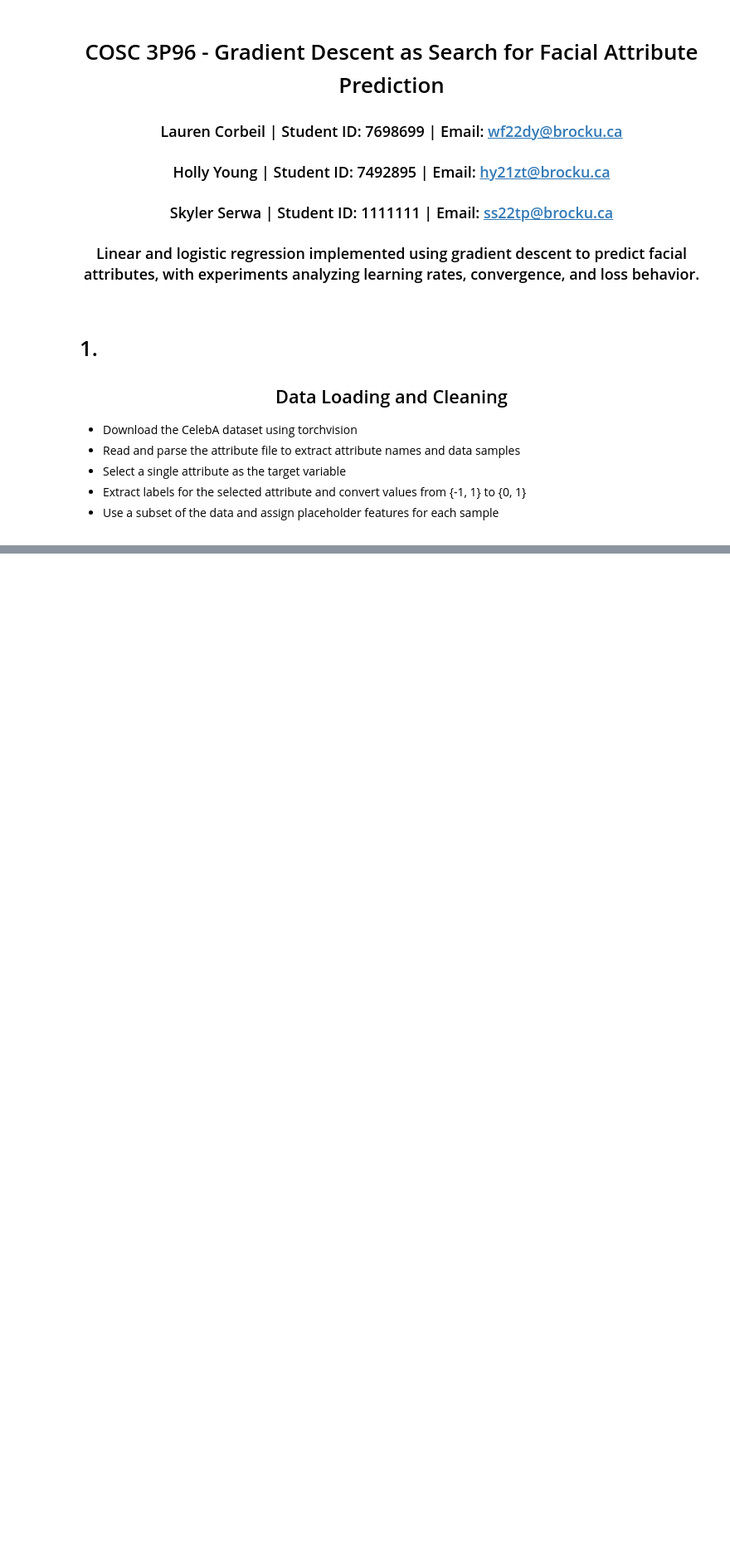
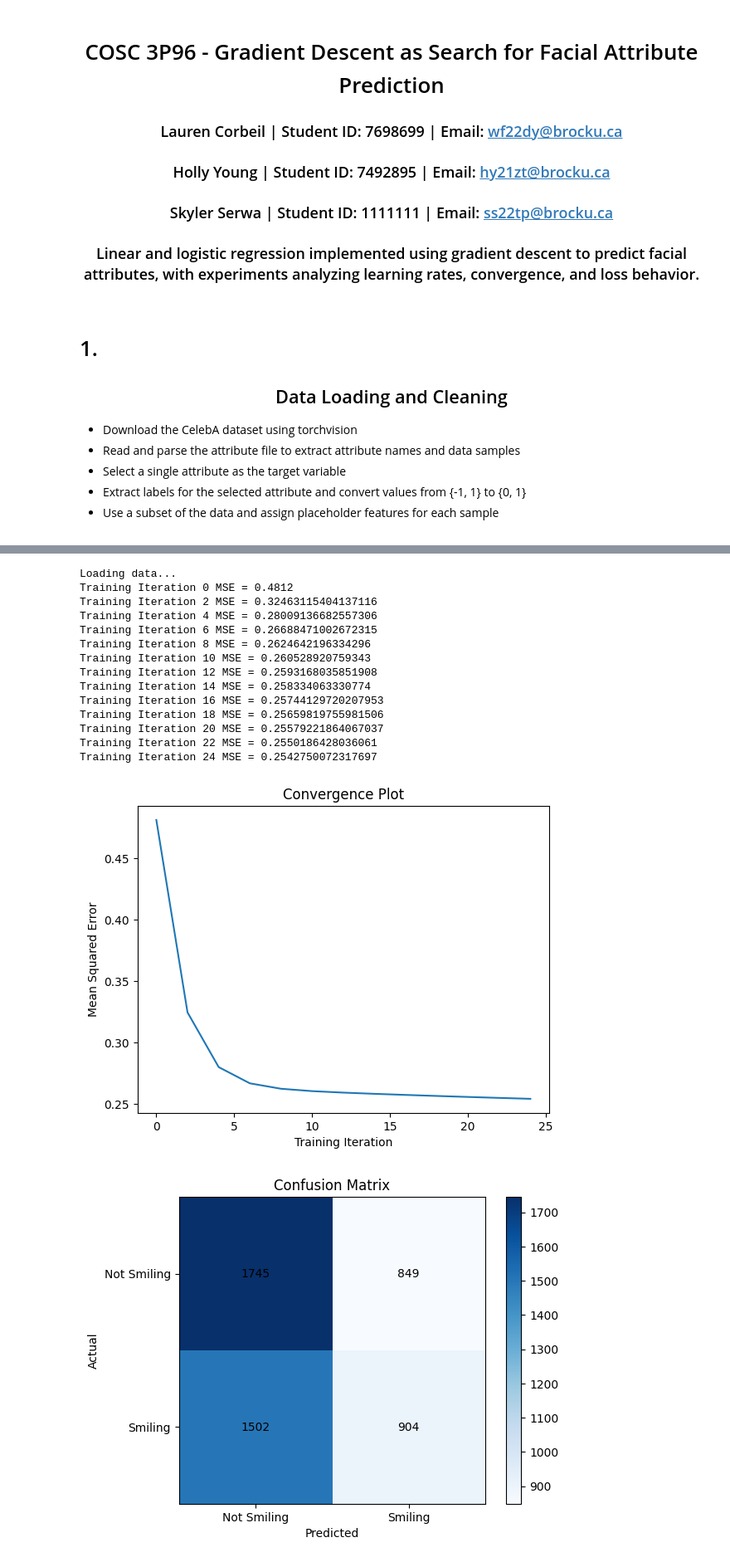
Before and after one commit to laurencorbeil/Gradient-Descent-as-Search-for-Facial-Attribute-Prediction, a Jupyter notebook: Gradient-Descent-as-Search-for-Facial-Attribute-Prediction.ipynb, the cells around one changed output, grey strips where cells are left out. Shown at 83% size. Cells and saved outputs as stored; diff of their text form; code cells hidden in the pictures; blank space fills up the shorter version.

Commit message:
Fixed Linear Regression Model and Added Markdown
Fixed path issues, added required packages to requirements.txt, added formatting for markdown

```diff
--- a/Gradient-Descent-as-Search-for-Facial-Attribute-Prediction.ipynb
+++ b/Gradient-Descent-as-Search-for-Facial-Attribute-Prediction.ipynb
@@ -84,48 +110,5 @@ First 10 labels: [1, 1, 0, 0, 0, 0, 0, 0, 1, 0]
 # %%
 ## Linear Regression Model ##
-
-# use the requirements.txt
-
-import os
-import cv2
-import numpy as np
-import matplotlib.pyplot as plt
-from torchvision.datasets import CelebA
-
-def load_data(file_path, image_path, attribute_name, max_samples = 5000):
-    X = []
-    y = []
-
-    with open(file_path, 'r') as file:
-        data = file.readlines()
-
-    attribute_names = data[1].split()
-    attribute_index = attribute_names.index(attribute_name)
-
-    image_data = data[2:]
-
-    for i, d in enumerate(image_data):
-        if i >= max_samples:
-            break
-        parts = d.split()
-
-        label = int(parts[attribute_index + 1])
-        image_name = parts[0]
-
-        # Change -1 to 0
-        if label == -1:
-            label = 0
-
-        # Reisizing and recoloring images for analysis.
-        img = os.path.join(image_path, image_name)
-        img = cv2.imread(img)
-        img = cv2.resize(img, (64, 64))
-        img = cv2.cvtColor(img, cv2.COLOR_BGR2RGB)
-
-        y.append(label)
-        X.append(img)
-
-    return X, y
 
 def train_model(b, w, learning_rate, epochs, n):
     # Gradient descent loop.
@@ -153,13 +136,11 @@ def confusion_matrix(y_true, y_pred):
 # Sorting out file paths and loading data.
 print("Loading data...")
 
-attribute_path = "CelebA_dataset"
-attribute_file = os.path.join(attribute_path, "celeba", "list_attr_celeba.txt")
+base_path = os.path.join(os.getcwd(), "CelebA_dataset")
+attribute_file = os.path.join(base_path, "celeba", "list_attr_celeba.txt")
+image_folder = os.path.join(base_path, "celeba", "img_align_celeba")
 
-image_path = 'CelebA_images'
-image_files = os.path.join(image_path, "img_align_celeba")
-
-X, y = load_data(attribute_file, image_files, "Smiling")
+X, y = load_data(attribute_file, image_folder, "Smiling")
 
 # Converting data to numpy arrays and normalizing image pixels.
 X = np.array(X) / 255.0
@@ -177,30 +158,47 @@ graphpoints = []
 
 b, w = train_model(b, w, learning_rate, epochs, n)
 
 # Displaying the convergence plot.
 plt.plot(iterations, graphpoints)
 plt.title(f"Convergence Plot")
 plt.xlabel("Training Iteration")
 plt.ylabel("Mean Squared Error")
 plt.show()
 
 # Creating the confusion matrix.
 y_pred = ((b + X @ w) >= 0.5).astype(int)
 cm = confusion_matrix(y, y_pred)
 
 # Displaying the confusion matrix.
 plt.imshow(cm, cmap = 'Blues')
 
 plt.title("Confusion Matrix")
 plt.xlabel("Predicted")
 plt.ylabel("Actual")
 
 plt.xticks([0, 1], ["Not Smiling", "Smiling"])
 plt.yticks([0, 1], ["Not Smiling", "Smiling"])
 
 for i in range(2):
     for j in range(2):
         plt.text(j, i, cm[i, j], ha = 'center', va = 'center')
 
 plt.colorbar()
 plt.show()
+# %% [output]
+Loading data...
+Training Iteration 0 MSE = 0.4812
+Training Iteration 2 MSE = 0.32463115404137116
+Training Iteration 4 MSE = 0.28009136682557306
+Training Iteration 6 MSE = 0.26688471002672315
+Training Iteration 8 MSE = 0.2624642196334296
+Training Iteration 10 MSE = 0.260528920759343
+Training Iteration 12 MSE = 0.2593168035851908
+Training Iteration 14 MSE = 0.258334063330774
+Training Iteration 16 MSE = 0.25744129720207953
+Training Iteration 18 MSE = 0.25659819755981506
+Training Iteration 20 MSE = 0.25579221864067037
+Training Iteration 22 MSE = 0.2550186428036061
+Training Iteration 24 MSE = 0.2542750072317697
+[figure, added]
+[figure, added]
```
Also changed, not shown: parts of 3 cells of this notebook, 1 other file.
